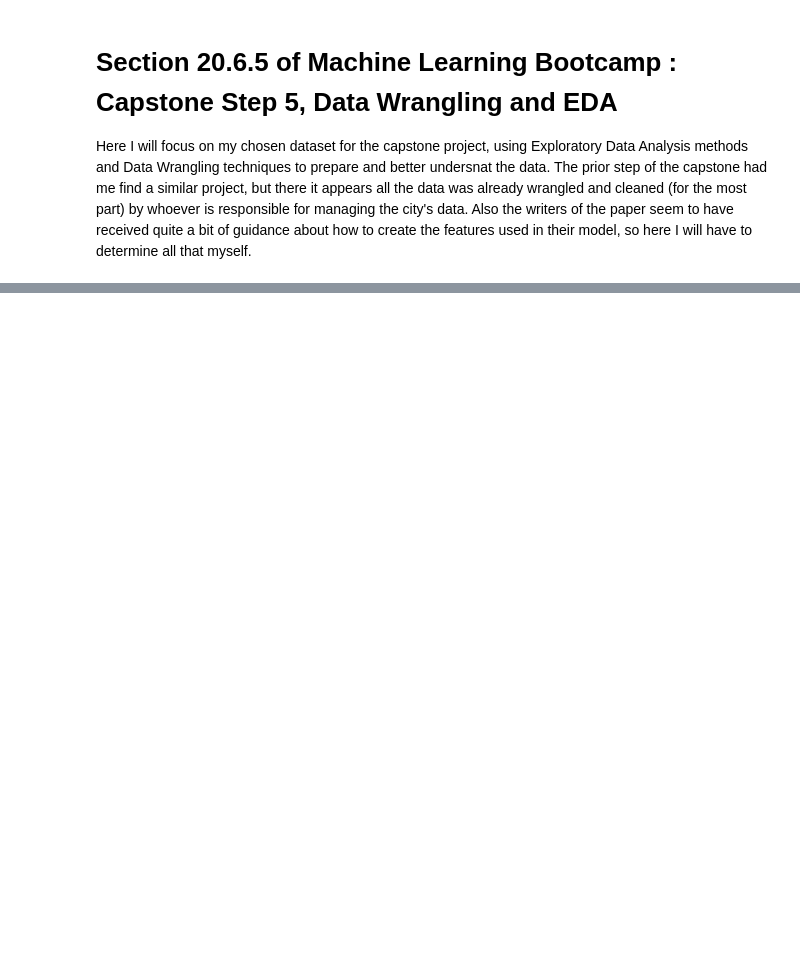
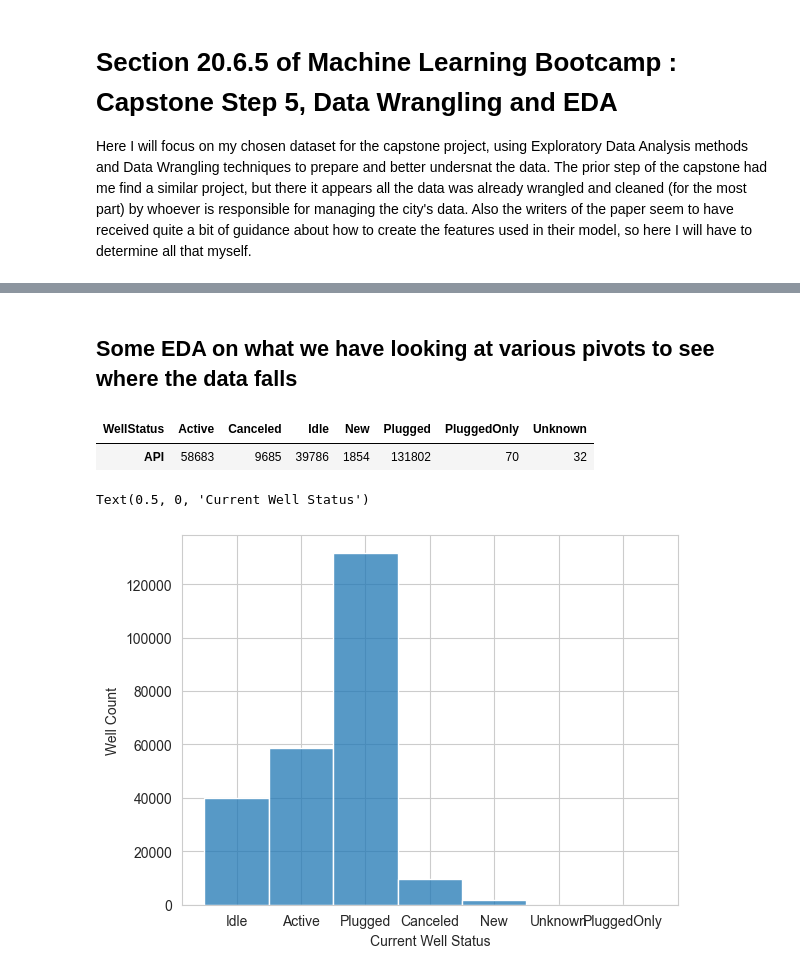
Before and after one commit to hydrodan/MLE_MiniProjects, a Jupyter notebook: capstone/capstone_step5_EDA_DW.ipynb, the cells around one changed output, grey strips where cells are left out. Cells and saved outputs as stored; diff of their text form; code cells hidden in the pictures; blank space fills up the shorter version.

```diff
--- a/capstone/capstone_step5_EDA_DW.ipynb
+++ b/capstone/capstone_step5_EDA_DW.ipynb
@@ -248,0 +324,7 @@ Total Count = 241,912 wells
+# %%
+# finally, set any additional NULL in last_date to current for Active wells, and 1977 for Plugged wells
+well_list_df.loc[(well_list_df['last_date'].isna()) & (well_list_df['WellStatus'] == 'Active' ), 'last_date'] = CURRENT_DATE.date()
+well_list_df.loc[(well_list_df['last_date'].isna()) & (well_list_df['WellStatus'] == 'Plugged' ), 'last_date'] = dt(1977,1,1).date()
+well_list_df.loc[(well_list_df['last_date'].isna()), 'last_date'] = dt(1977,1,1).date()
+
+well_list_df
@@ -248,0 +345,2 @@ Total Count = 241,912 wells
+# %%
+well_list_df['last_date'] = well_list_df['last_date'].astype('datetime64[ns]')
@@ -248,0 +494,18 @@ Total Count = 241,912 wells
+# %%
+# Create a flag so we can sum the `1` values later and get a count of unsatisfactory abandonments
+well_list_df['UnsatAbandonFlag'] = 0
+well_list_df.loc[well_list_df['UnsatAbandon'] == 'Yes', 'UnsatAbandonFlag'] = 1
+
+# Create a flag for Plugged Wells
+well_list_df['PluggedFlag'] = 0
+well_list_df.loc[well_list_df['WellStatus'].isin(['Plugged','PluggedOnly']), 'PluggedFlag'] = 1
+
+# Create a flag for Plugged Wells in the last 10 years
+well_list_df['PluggedRecentFlag'] = 0
+well_list_df.loc[(well_list_df['WellStatus'].isin(['Plugged','PluggedOnly'])) & (well_list_df['LastProdYear'] >= 2014), 'PluggedRecentFlag'] = 1
+
+# Create a flag for Idle Wells
+well_list_df['IdleFlag'] = 0
+well_list_df.loc[~(well_list_df['WellStatus'].isin(['Plugged','PluggedOnly'])) & (well_list_df['CalcYearsIdle']>3), 'IdleFlag'] = 1
+
+well_list_df.groupby('OperatorNa')['UnsatAbandon'].value_counts()
@@ -248,0 +656,15 @@ Total Count = 241,912 wells
+# %% [markdown]
+## Some EDA on what we have looking at various pivots to see where the data falls
+# %%
+# Some pivots to see what's in the dataset, start with well status
+well_list_df.pivot_table(values='API', columns='WellStatus', fill_value=0, aggfunc='count')
+# %% [output]
+| WellStatus | Active | Canceled | Idle | New | Plugged | PluggedOnly | Unknown |
+| API | 58683 | 9685 | 39786 | 1854 | 131802 | 70 | 32 |
+# %%
+sns.histplot(well_list_df['WellStatus'], kde=False)
+plt.ylabel('Well Count')
+plt.xlabel('Current Well Status')
+# %% [output]
+Text(0.5, 0, 'Current Well Status')
+[figure, added]
```
Also changed, not shown: parts of 115 cells of this notebook.
